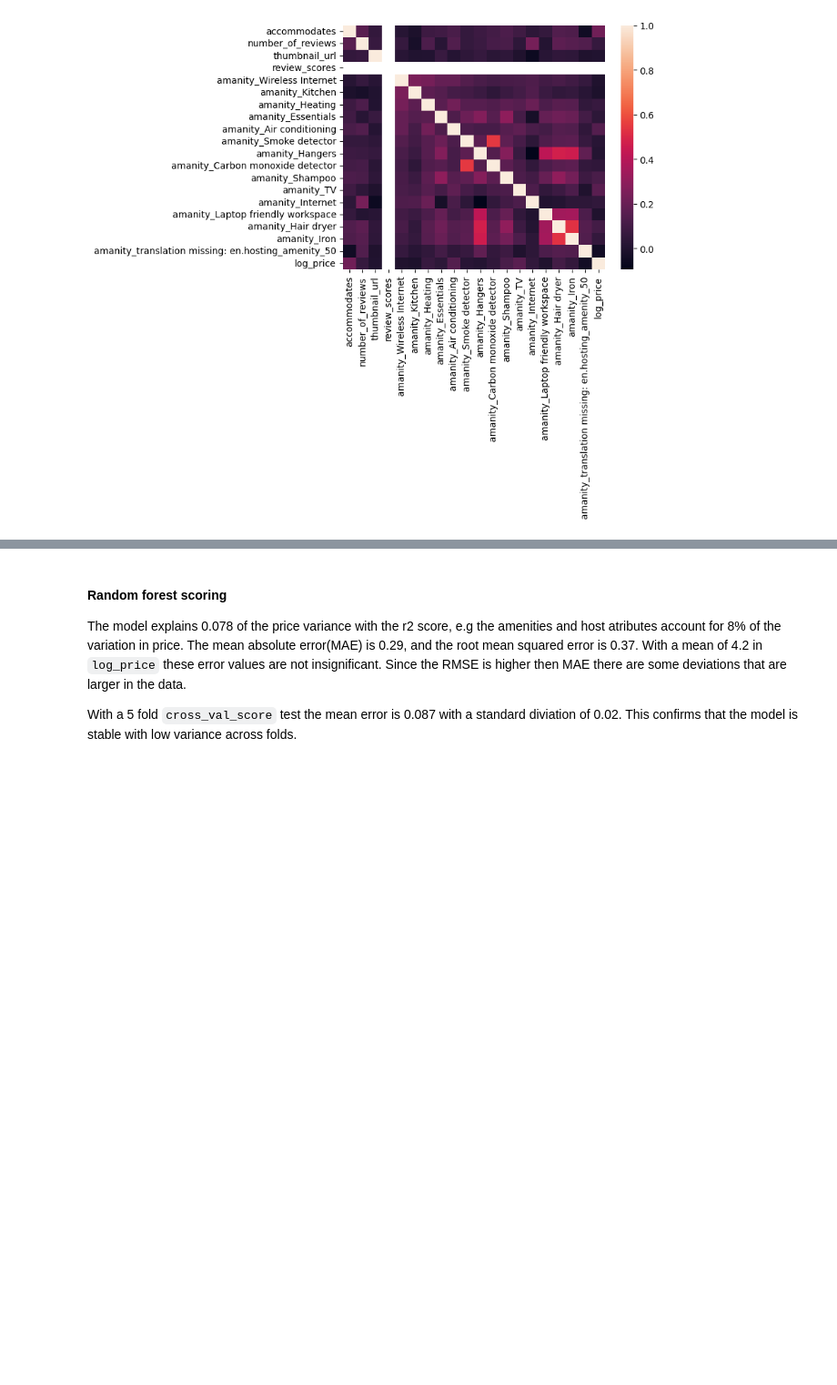
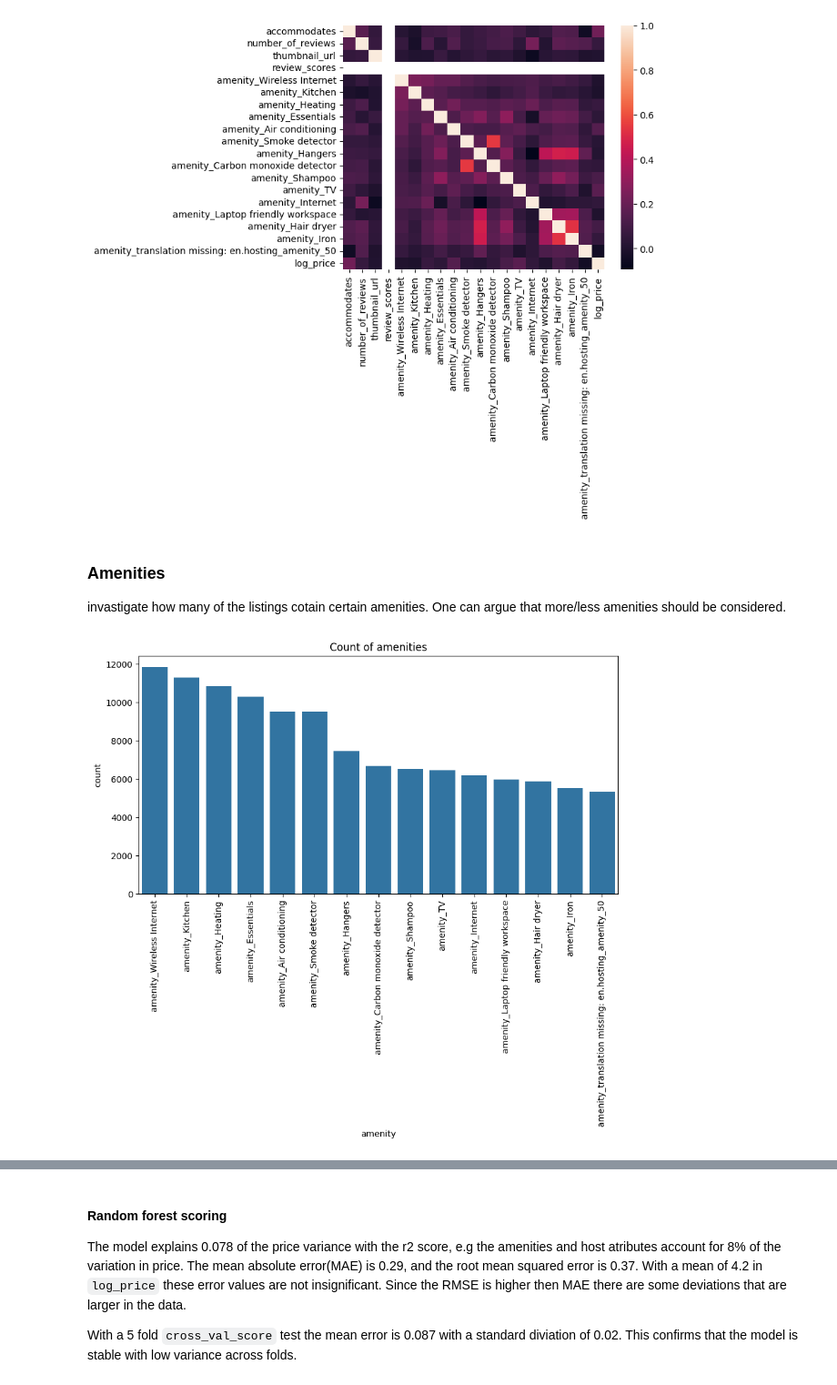
Before and after one commit to d21emijo/Air-BNB, a Jupyter notebook: Air_bnb.ipynb, the cells around one changed output, grey strips where cells are left out. Shown at 91% size. Saved outputs shown, nothing was run; the diff lists cells and outputs as text; code cells hidden in the pictures; blank space fills up the shorter version.

```diff
--- a/Air_bnb.ipynb
+++ b/Air_bnb.ipynb
@@ -504,6 +513,26 @@ sns.heatmap(df_nyc_private[df_nyc_private.select_dtypes(include=['int64']).colum
 # %% [output]
 <Axes: >
 [figure]
+# %% [markdown]
+### Amenities
+invastigate how many of the listings cotain certain amenities. One can argue that more/less amenities should be considered.
+# %%
+amenity_cols = []
+
+for c in df_nyc_private.columns:
+    if c.startswith("amenity"):
+        amenity_cols.append(c)
+
+count = df_nyc_private[amenity_cols].sum().reset_index()
+count.columns = ["amenity","count"]
+
+plt.figure(figsize=(10,5))
+sns.barplot(data=count,x="amenity",y="count")
+plt.xticks(rotation=90)
+plt.title("Count of amenities")
+plt.show()
+# %% [output]
+[figure, added]
 # %% [markdown]
 # Modeling
 From the correlation matrix the price correlates the most with *longitude* and *latitude*, to find out if location is the only thing that matters when predicting the price, two random forest models will be trained. One **with location data** and **one without**, to determine if price can vary with factors that the host has control over.
```
Also changed, not shown: parts of 25 cells of this notebook.
